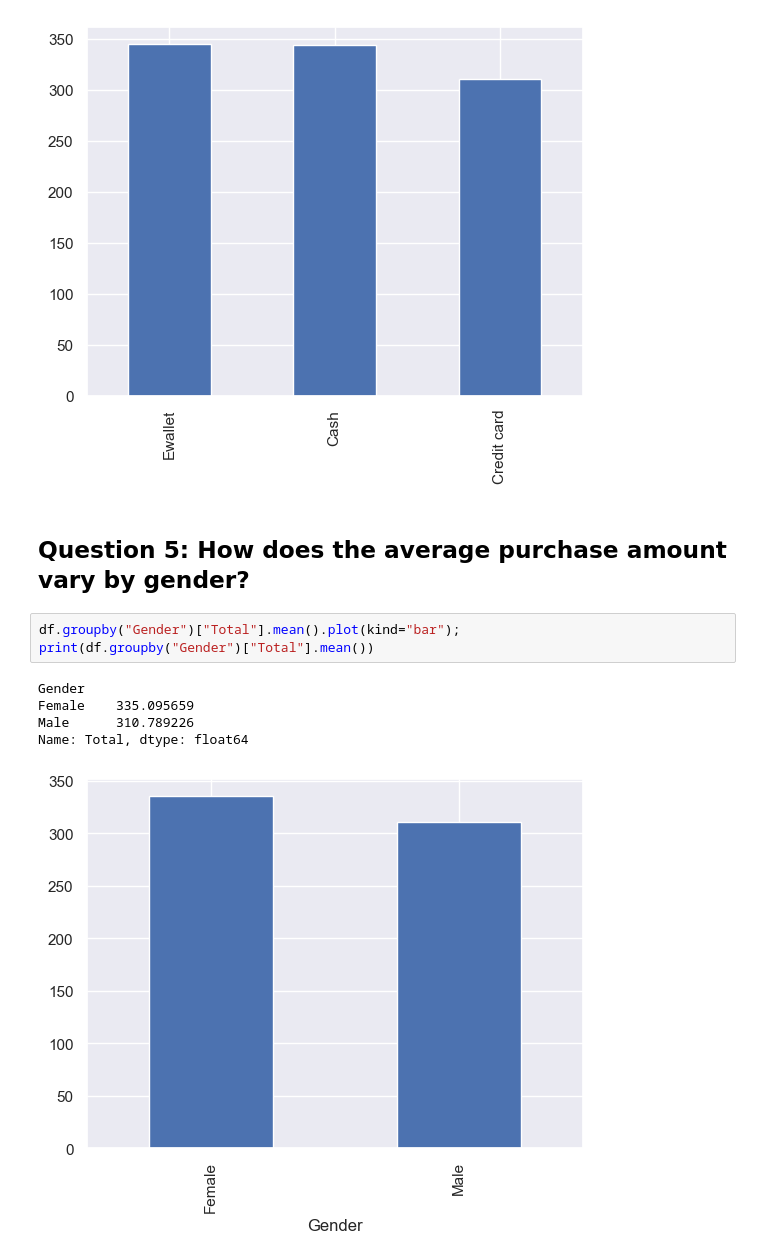
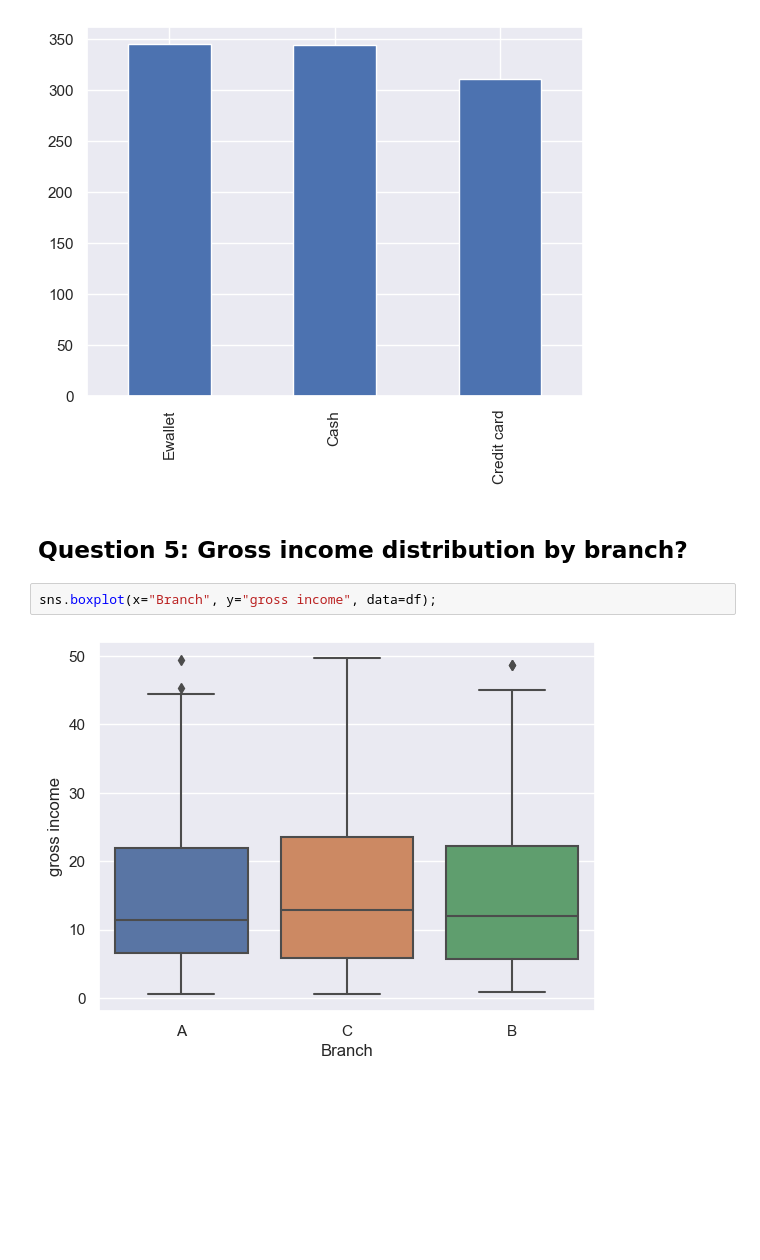
Before and after one commit to Ebube45/Supermarket_analysis, a Jupyter notebook: Supermarket_Analysis.ipynb, the cells around one changed output. Saved outputs shown, nothing was run; the diff lists cells and outputs as text; blank space fills up the shorter version.

Commit message:
updated the file with images

```diff
--- a/Supermarket_Analysis.ipynb
+++ b/Supermarket_Analysis.ipynb
@@ -269,14 +269,9 @@ Credit card    311
 Name: Payment, dtype: int64
 [figure]
 # %% [markdown]
-## Question 5: How does the average purchase amount vary by gender?
+## Question 5: Gross income distribution by branch?
 # %%
-df.groupby("Gender")["Total"].mean().plot(kind="bar");
-print(df.groupby("Gender")["Total"].mean())
+sns.boxplot(x="Branch", y="gross income", data=df);
 # %% [output]
-Gender
-Female    335.095659
-Male      310.789226
-Name: Total, dtype: float64
-[figure, old version]
+[figure, new version]
 # %% [markdown]
```
Also changed, not shown: parts of 8 cells of this notebook, 9 other files.
